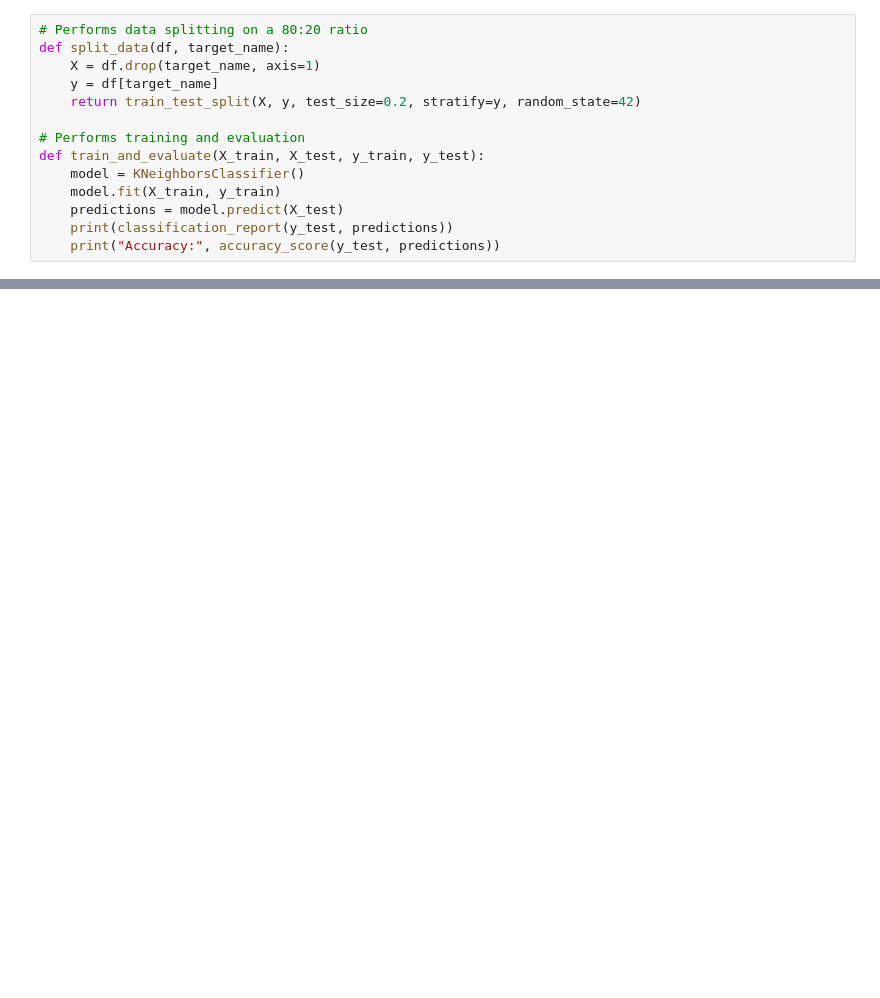
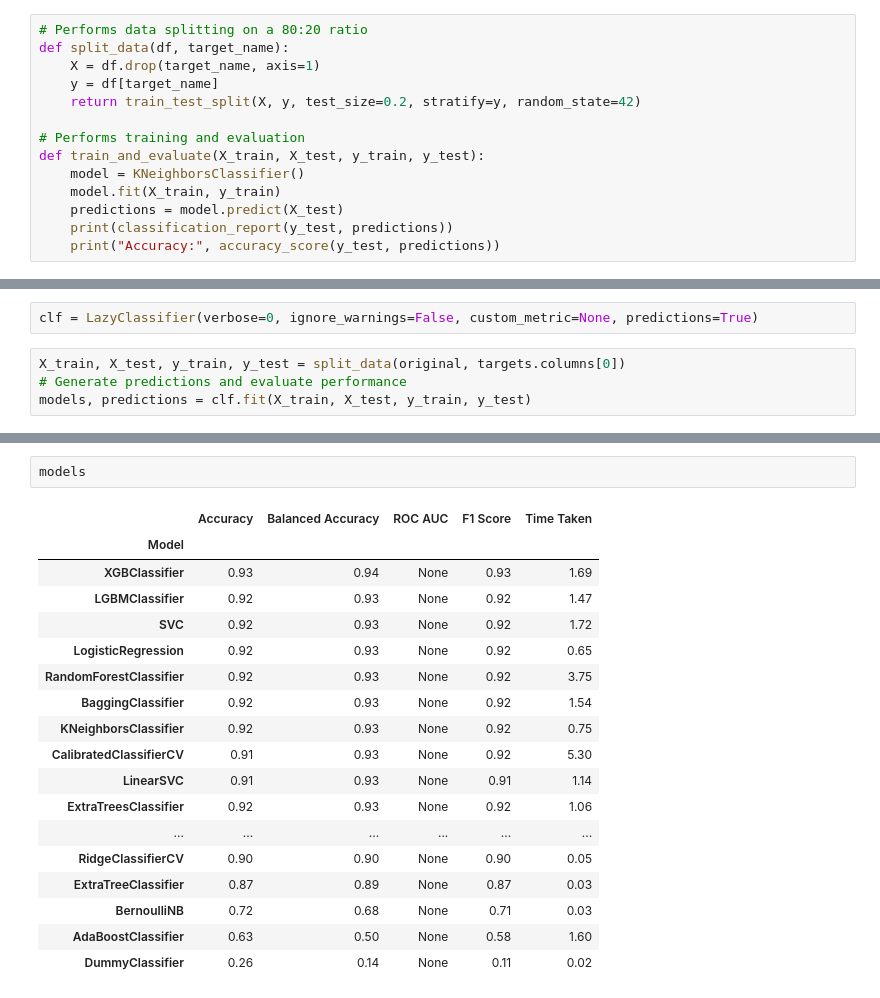
Before and after one commit to murtazaa-hussainn/CSE-602-Machine-Learning-I, a Jupyter notebook: Dry Bean Dataset.ipynb, the cells around one changed output, grey strips where cells are left out. Drawn from its saved outputs; the diff is of its cells as text; blank space fills up the shorter version.

```diff
--- a/Dry Bean Dataset.ipynb
+++ b/Dry Bean Dataset.ipynb
@@ -229,0 +315,6 @@ def master_workflow():
+# %%
+clf = LazyClassifier(verbose=0, ignore_warnings=False, custom_metric=None, predictions=True)
+# %%
+X_train, X_test, y_train, y_test = split_data(original, targets.columns[0])
+# Generate predictions and evaluate performance
+models, predictions = clf.fit(X_train, X_test, y_train, y_test)
@@ -230,3 +392,24 @@ def master_workflow():
+# %%
+models
+# %% [output]
+|  | Accuracy | Balanced Accuracy | ROC AUC | F1 Score | Time Taken |
+| Model |  |  |  |  |  |
+| XGBClassifier | 0.93 | 0.94 | None | 0.93 | 1.69 |
+| LGBMClassifier | 0.92 | 0.93 | None | 0.92 | 1.47 |
+| SVC | 0.92 | 0.93 | None | 0.92 | 1.72 |
+| LogisticRegression | 0.92 | 0.93 | None | 0.92 | 0.65 |
+| RandomForestClassifier | 0.92 | 0.93 | None | 0.92 | 3.75 |
+| BaggingClassifier | 0.92 | 0.93 | None | 0.92 | 1.54 |
+| KNeighborsClassifier | 0.92 | 0.93 | None | 0.92 | 0.75 |
+| CalibratedClassifierCV | 0.91 | 0.93 | None | 0.92 | 5.30 |
+| LinearSVC | 0.91 | 0.93 | None | 0.91 | 1.14 |
+| ExtraTreesClassifier | 0.92 | 0.93 | None | 0.92 | 1.06 |
+| ... | ... | ... | ... | ... | ... |
+| RidgeClassifierCV | 0.90 | 0.90 | None | 0.90 | 0.05 |
+| ExtraTreeClassifier | 0.87 | 0.89 | None | 0.87 | 0.03 |
+| BernoulliNB | 0.72 | 0.68 | None | 0.71 | 0.03 |
+| AdaBoostClassifier | 0.63 | 0.50 | None | 0.58 | 1.60 |
+| DummyClassifier | 0.26 | 0.14 | None | 0.11 | 0.02 |
 # %%
 master_workflow()
 # %% [output]
```
Also changed, not shown: parts of 11 cells of this notebook, 5 other files.
